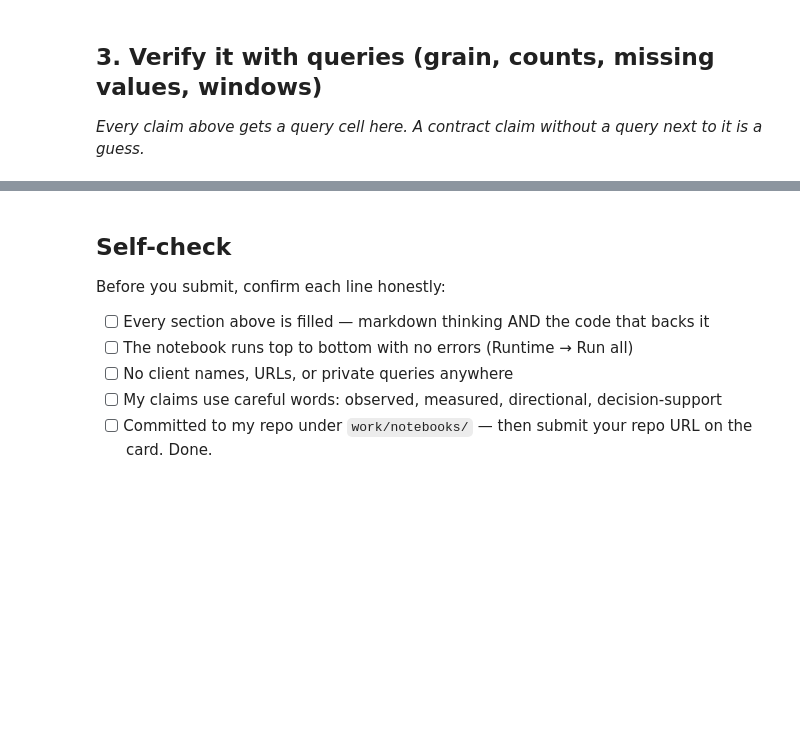
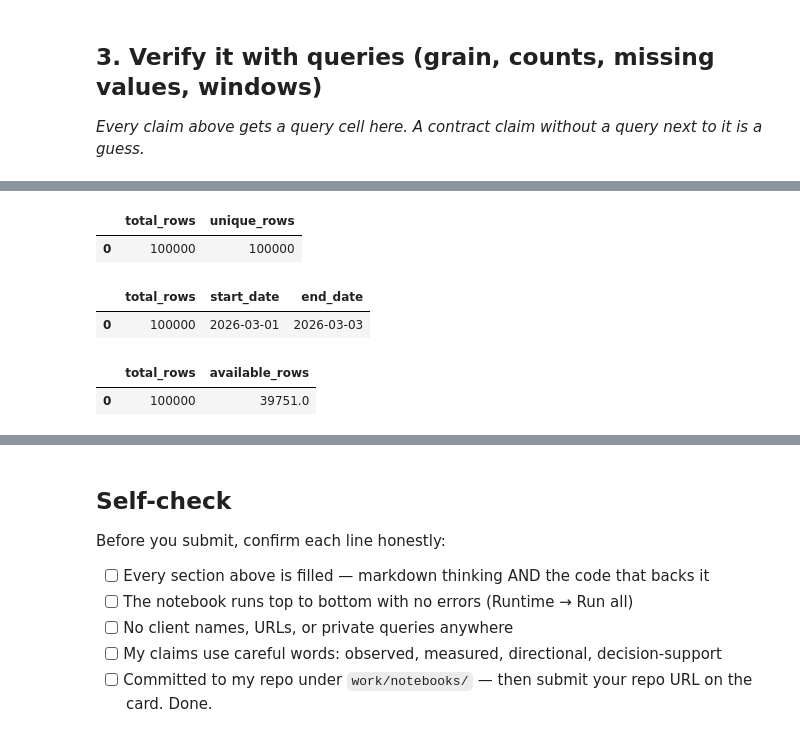
Before and after one commit to ahmedali2155/flyrank-ml-internship, a Jupyter notebook: work/notebooks/w03_data_contract.ipynb, the cells around one changed output, grey strips where cells are left out. Drawn from its saved outputs; the diff is of its cells as text; code cells hidden in the pictures; blank space fills up the shorter version.

```diff
--- a/work/notebooks/w03_data_contract.ipynb
+++ b/work/notebooks/w03_data_contract.ipynb
@@ -33,0 +122,28 @@ This skeleton is yours to fill. Work the sections **in order** — each one has
+# %%
+con.execute("""
+SELECT COUNT(*) AS total_rows,
+       COUNT(DISTINCT client_hash_id || content_hash_id || report_date) AS unique_rows
+FROM df
+""").df()
+# %% [output]
+|  | total_rows | unique_rows |
+| 0 | 100000 | 100000 |
+# %%
+con.execute("""
+SELECT COUNT(*) AS total_rows,
+       MIN(report_date) AS start_date,
+       MAX(report_date) AS end_date
+FROM df
+""").df()
+# %% [output]
+|  | total_rows | start_date | end_date |
+| 0 | 100000 | 2026-03-01 | 2026-03-03 |
+# %%
+con.execute("""
+SELECT COUNT(*) AS total_rows,
+       SUM(CASE WHEN gsc_data_available IS TRUE THEN 1 ELSE 0 END) AS available_rows
+FROM df
+""").df()
+# %% [output]
+|  | total_rows | available_rows |
+| 0 | 100000 | 39751.0 |
```
Also changed, not shown: parts of 14 cells of this notebook.
